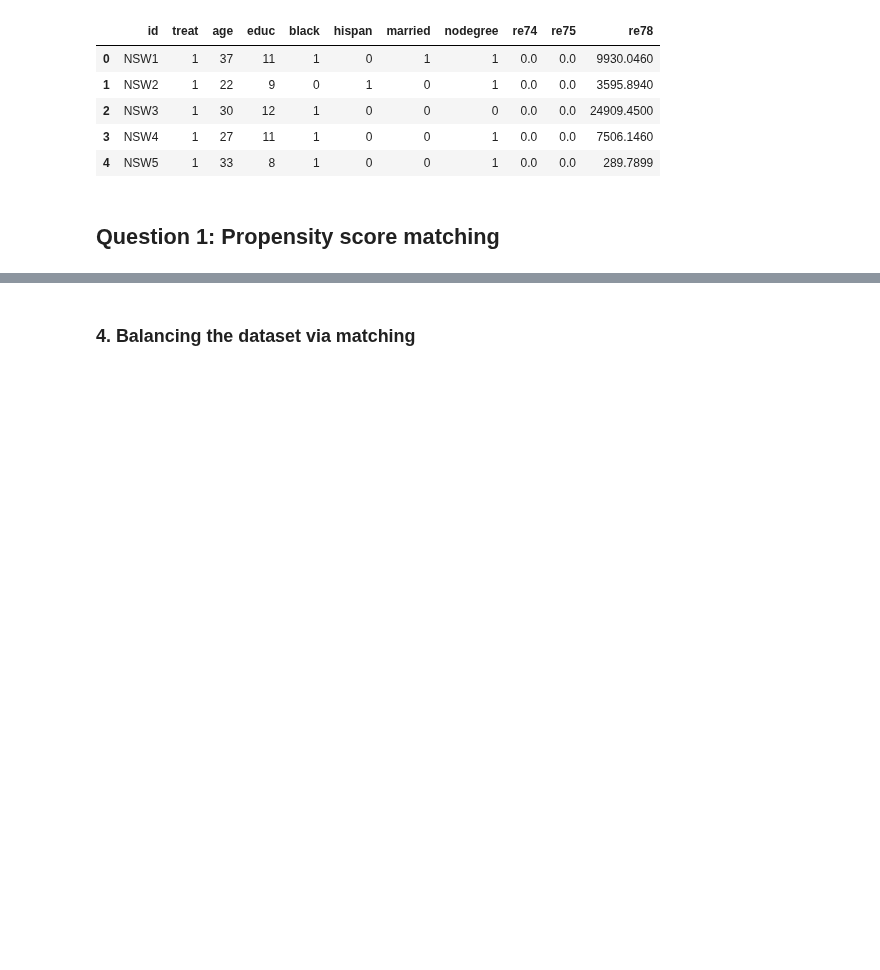
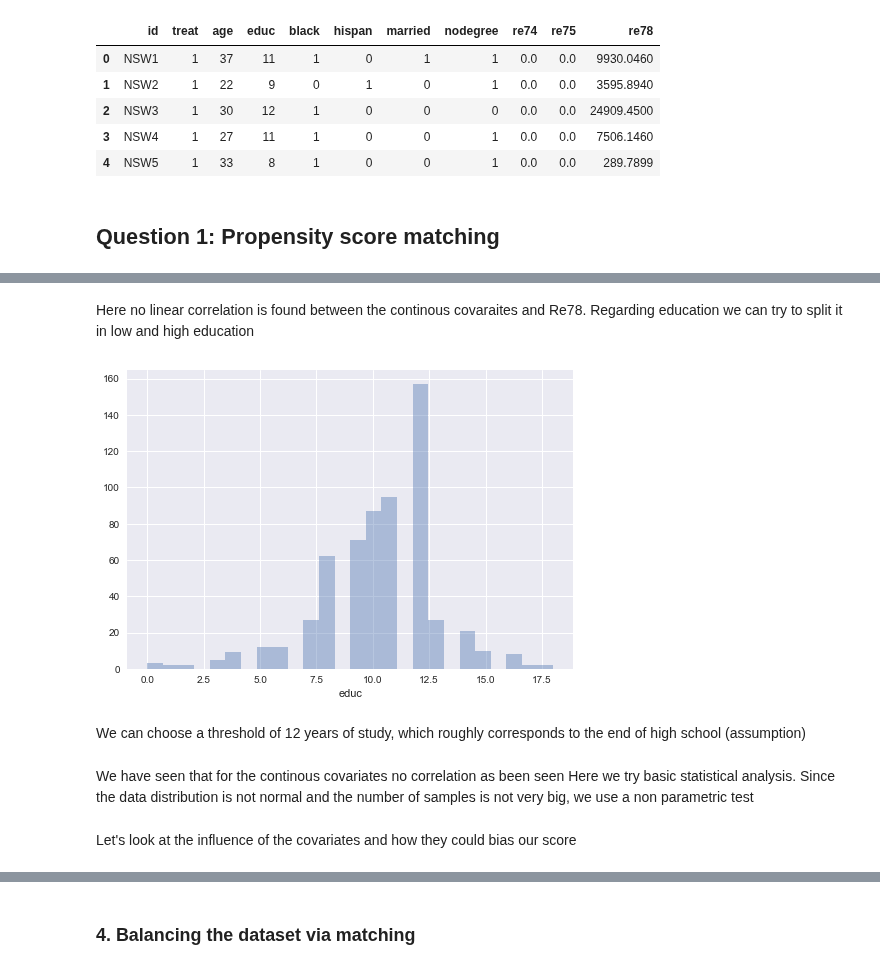
Before and after one commit to GauravPasari/ADA_Group_Tota_Pasari_Prelot, a Jupyter notebook: 04 - Applied ML/Homework4.ipynb, the cells around one changed output, grey strips where cells are left out. Saved outputs shown, nothing was run; the diff lists cells and outputs as text; code cells hidden in the pictures; blank space fills up the shorter version.

```diff
--- a/04 - Applied ML/Homework4.ipynb
+++ b/04 - Applied ML/Homework4.ipynb
@@ -31,0 +126,10 @@ What might a naive "researcher" conclude from this superficial analysis?
+# %% [markdown]
+Here no linear correlation is found between the continous covaraites and Re78. Regarding education we can try to split it in low and high education
+# %%
+# education distribution
+sns.distplot(df['educ'], kde=False)
+plt.show()
+# %% [output]
+[figure, added]
+# %% [markdown]
+We can choose a threshold of 12 years of study, which roughly corresponds to the end of high school (assumption)
@@ -31,0 +142,3 @@ What might a naive "researcher" conclude from this superficial analysis?
+# %% [markdown]
+We have seen that for the continous covariates no correlation as been seen
+Here we try basic statistical analysis. Since the data distribution is not normal and the number of samples is not very big, we use a non parametric test
@@ -31,0 +148,2 @@ What might a naive "researcher" conclude from this superficial analysis?
+# %% [markdown]
+Let's look at the influence of the covariates and how they could bias our score
```
Also changed, not shown: parts of 27 cells of this notebook.
